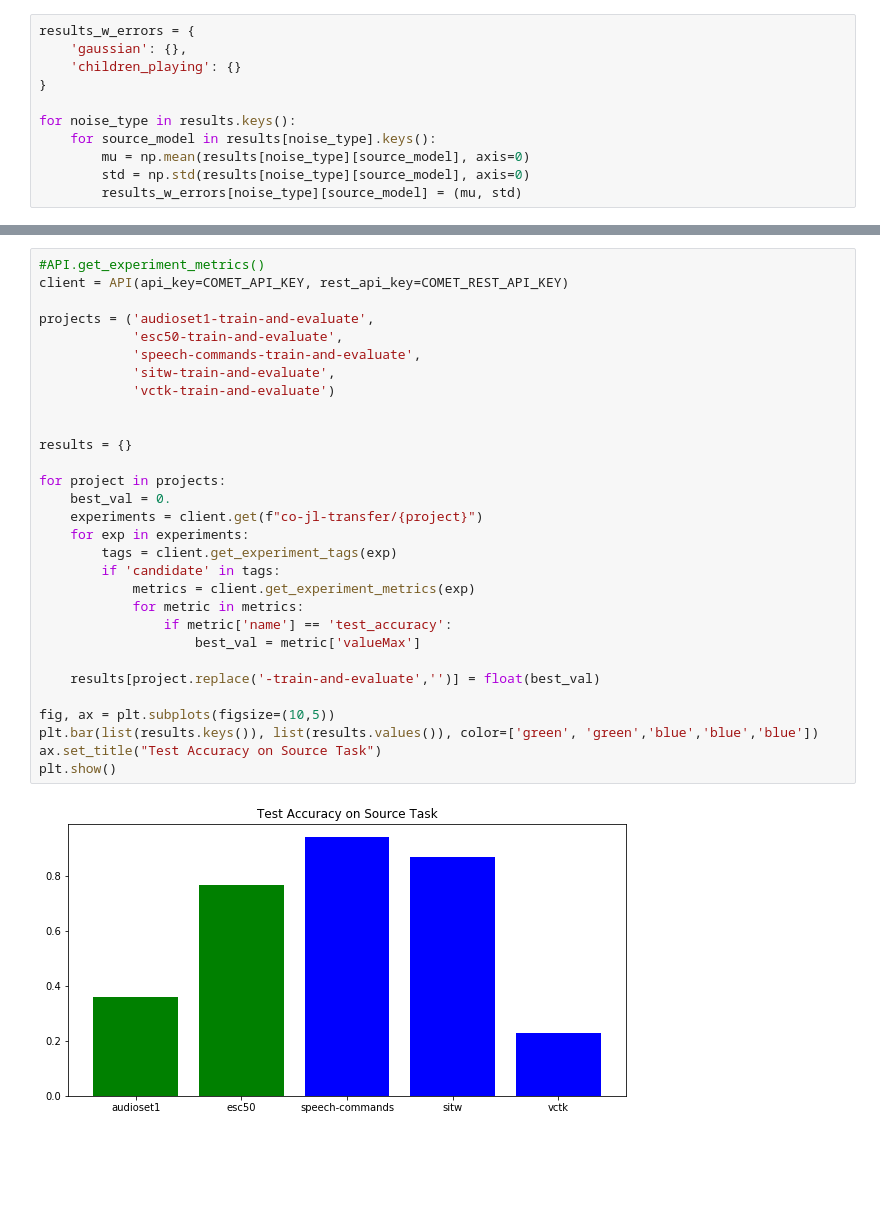
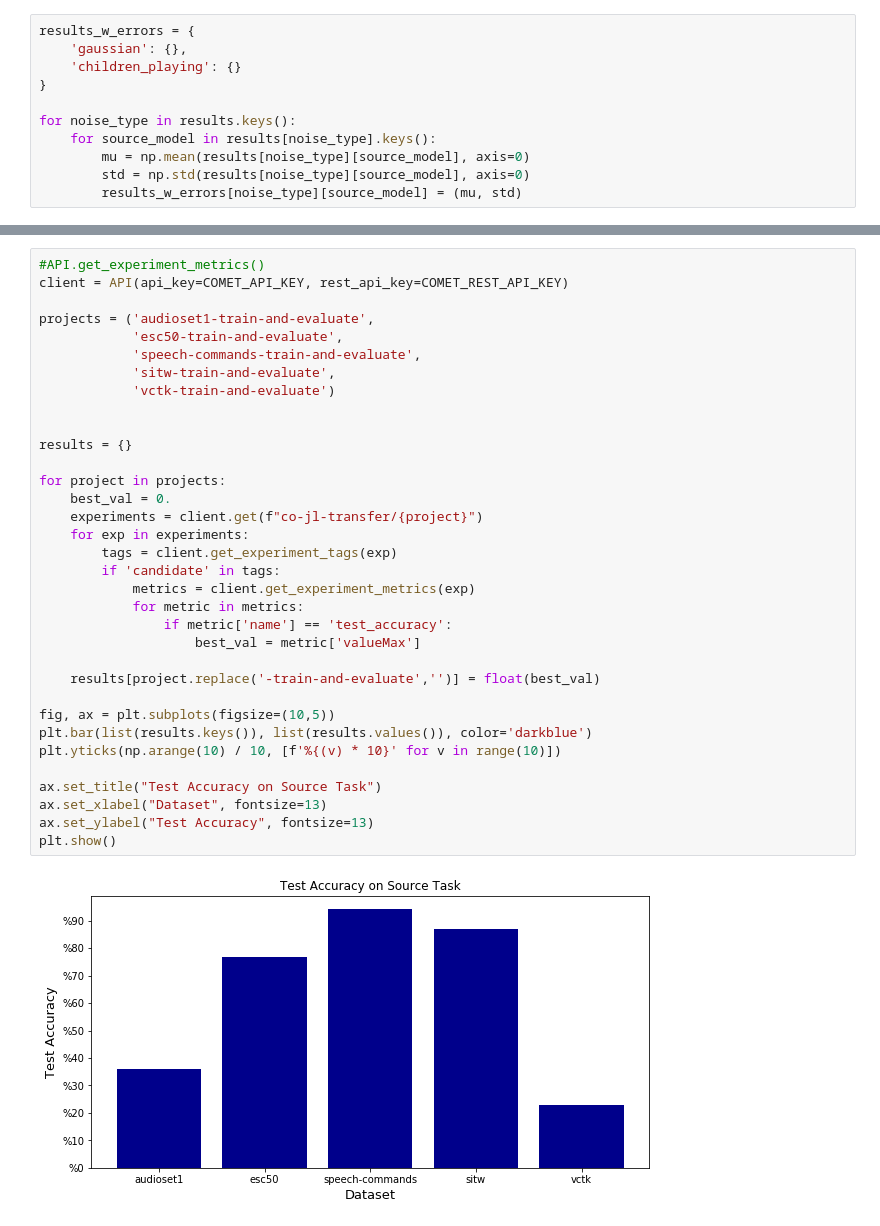
Before and after one commit to onucharles/transfer-learning-adult-to-infant-speech, a Jupyter notebook: experiments/notebooks/Chillanto plots.ipynb, the cells around one changed output, grey strips where cells are left out. Cells and saved outputs as stored; diff of their text form; blank space fills up the shorter version.

Commit message:
updated plots

```diff
--- a/experiments/notebooks/Chillanto plots.ipynb
+++ b/experiments/notebooks/Chillanto plots.ipynb
@@ -153,32 +133,36 @@ plt.show()
 # %%
 #API.get_experiment_metrics()
 client = API(api_key=COMET_API_KEY, rest_api_key=COMET_REST_API_KEY)
 
 projects = ('audioset1-train-and-evaluate',
             'esc50-train-and-evaluate',
             'speech-commands-train-and-evaluate',
             'sitw-train-and-evaluate',
             'vctk-train-and-evaluate')
 
 
 results = {}
 
 for project in projects:
     best_val = 0.
     experiments = client.get(f"co-jl-transfer/{project}")
     for exp in experiments:
         tags = client.get_experiment_tags(exp)
         if 'candidate' in tags:
             metrics = client.get_experiment_metrics(exp)
             for metric in metrics:
                 if metric['name'] == 'test_accuracy':
                     best_val = metric['valueMax']
 
     results[project.replace('-train-and-evaluate','')] = float(best_val)
 
 fig, ax = plt.subplots(figsize=(10,5))
-plt.bar(list(results.keys()), list(results.values()), color=['green', 'green','blue','blue','blue'])
+plt.bar(list(results.keys()), list(results.values()), color='darkblue')
+plt.yticks(np.arange(10) / 10, [f'%{(v) * 10}' for v in range(10)])
+
 ax.set_title("Test Accuracy on Source Task")
+ax.set_xlabel("Dataset", fontsize=13)
+ax.set_ylabel("Test Accuracy", fontsize=13)
 plt.show()
 # %% [output]
-[figure, old version]
+[figure, new version]
```
Also changed, not shown: parts of 3 cells of this notebook, 1 other file.
